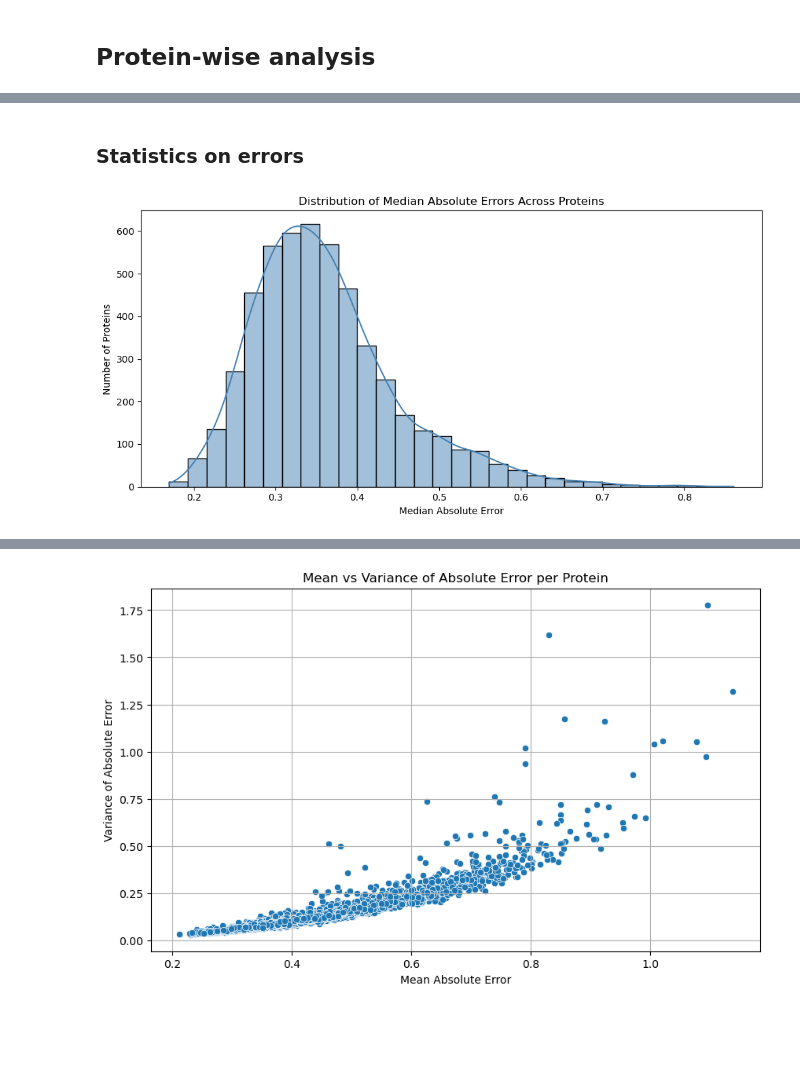
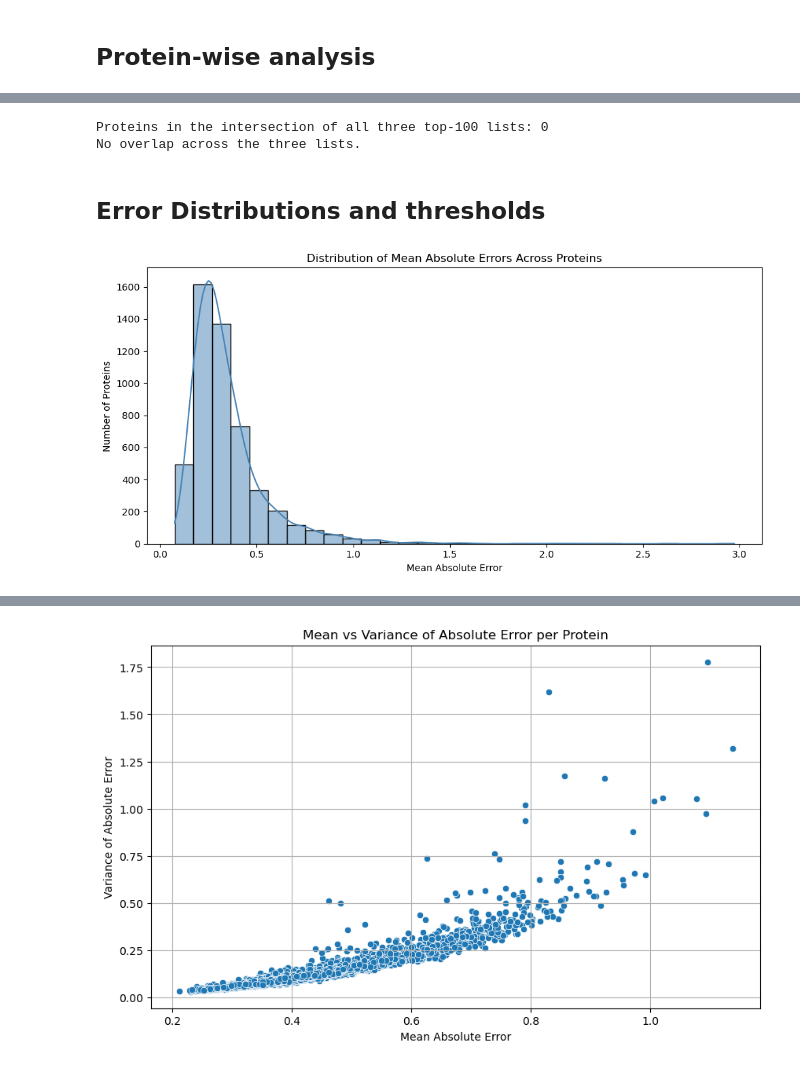
Before and after one commit to flaviocaroli/Cancer-Protein-RNA-research, a Jupyter notebook: 03. elasticNet/model_results/res_analysis.ipynb, the cells around one changed output, grey strips where cells are left out. Cells and saved outputs as stored; diff of their text form; code cells hidden in the pictures; blank space fills up the shorter version.

Commit message:
Updated Enet res analysis

```diff
--- a/03. elasticNet/model_results/res_analysis.ipynb
+++ b/03. elasticNet/model_results/res_analysis.ipynb
@@ -12,7 +22,6 @@ corrs = load('res_data/correlations.joblib')
 # %%
-import tables, pandas as pd, pathlib
 tables.file._open_files.close_all()
-p = pathlib.Path(r"res_data/elasticnet_results.h5")
+p = pathlib.Path(r"res_data/enet_all_results.h5")
 print("exists:", p.exists(), "size:", p.stat().st_size, "bytes")
 with pd.HDFStore(str(p), mode="r") as store:
     print(store.keys())
@@ -39,7 +48,7 @@ A2M
 369 rows × 5 columns
 # %%
 # Load all data from the HDF5 file
-h5_file = 'res_data/elasticnet_results.h5'
+h5_file = 'res_data/enet_all_results.h5'
 eps = 1e-8
 
 with pd.HDFStore(h5_file) as store:
@@ -51,6 +60,11 @@ with pd.HDFStore(h5_file) as store:
 combined_df['abs_error'] = (combined_df['true'] - combined_df['predicted']).abs()
 combined_df['squared_error'] = (combined_df['true'] - combined_df['predicted'])**2
 combined_df['rel_error']     = combined_df['abs_error'] / (combined_df['true'].abs() + eps)
+# Add overall Pearson and cosine similarity as columns
+corr = combined_df['true'].corr(combined_df['predicted'])
+cos  = combined_df['true'].mul(combined_df['predicted']).sum() / ((combined_df['true'].pow(2).sum()**0.5) * (combined_df['predicted'].pow(2).sum()**0.5) + eps)
+combined_df['pearson_corr'] = corr
+combined_df['cosine_similarity'] = cos
 
 combined_df.head()
 # %% [output]
@@ -65,19 +152,51 @@ combined_df.head()
+# %%
+# Intersection
+set_mae  = set(top100_mae['protein'])
+set_cos  = set(top100_cosine['protein'])
+set_pear = set(top100_pearson['protein'])
+inter_prots = sorted(set_mae & set_cos & set_pear)
+
+print(f"Proteins in the intersection of all three top-100 lists: {len(inter_prots)}")
+
+if len(inter_prots) == 0:
+    print("No overlap across the three lists.")
+else:
+    # Add ranks for context
+    pp_idx = per_protein.set_index('protein')
+    ranked = pp_idx.assign(
+        mae_rank=pp_idx['mae'].rank(method='min', ascending=True).astype(int),
+        cosine_rank=pp_idx['cosine_similarity'].rank(method='min', ascending=False).astype(int),
+        pearson_rank=pp_idx['pearson_corr'].rank(method='min', ascending=False).astype(int),
+    )
+
+    intersection_table = (
+        ranked.loc[inter_prots, ['n_samples', 'mae', 'mae_rank',
+                                 'cosine_similarity', 'cosine_rank',
+                                 'pearson_corr', 'pearson_rank']]
+        .sort_values(['mae', 'cosine_rank', 'pearson_rank'])
+        .reset_index()
+        .rename(columns={'protein': 'protein'})
+    )
+
+    display(intersection_table)
+# %% [output]
+Proteins in the intersection of all three top-100 lists: 0
+No overlap across the three lists.
 # %% [markdown]
-### Statistics on errors
+## Error Distributions and thresholds
 # %%
-
 # 1. Compute median absolute error for each protein across samples
-protein_medians = combined_df.groupby("protein")["abs_error"].median().reset_index()
-protein_medians.rename(columns={"abs_error": "median_abs_error"}, inplace=True)
+protein_means = combined_df.groupby("protein")["squared_error"].mean().reset_index()
+protein_means.rename(columns={"squared_error": "mean_squared_error"}, inplace=True)
 
 # 2. Plot the distribution
 plt.figure(figsize=(10, 5))
-sns.histplot(protein_medians["median_abs_error"], bins=30, kde=True, color="steelblue")
+sns.histplot(protein_means["mean_squared_error"], bins=30, kde=True, color="steelblue")
 
-plt.title("Distribution of Median Absolute Errors Across Proteins")
-plt.xlabel("Median Absolute Error")
+plt.title("Distribution of Mean Absolute Errors Across Proteins")
+plt.xlabel("Mean Absolute Error")
 plt.ylabel("Number of Proteins")
 plt.tight_layout()
 plt.show()
 # %% [output]
-[figure, old version]
+[figure, new version]
```
Also changed, not shown: parts of 33 cells of this notebook.
